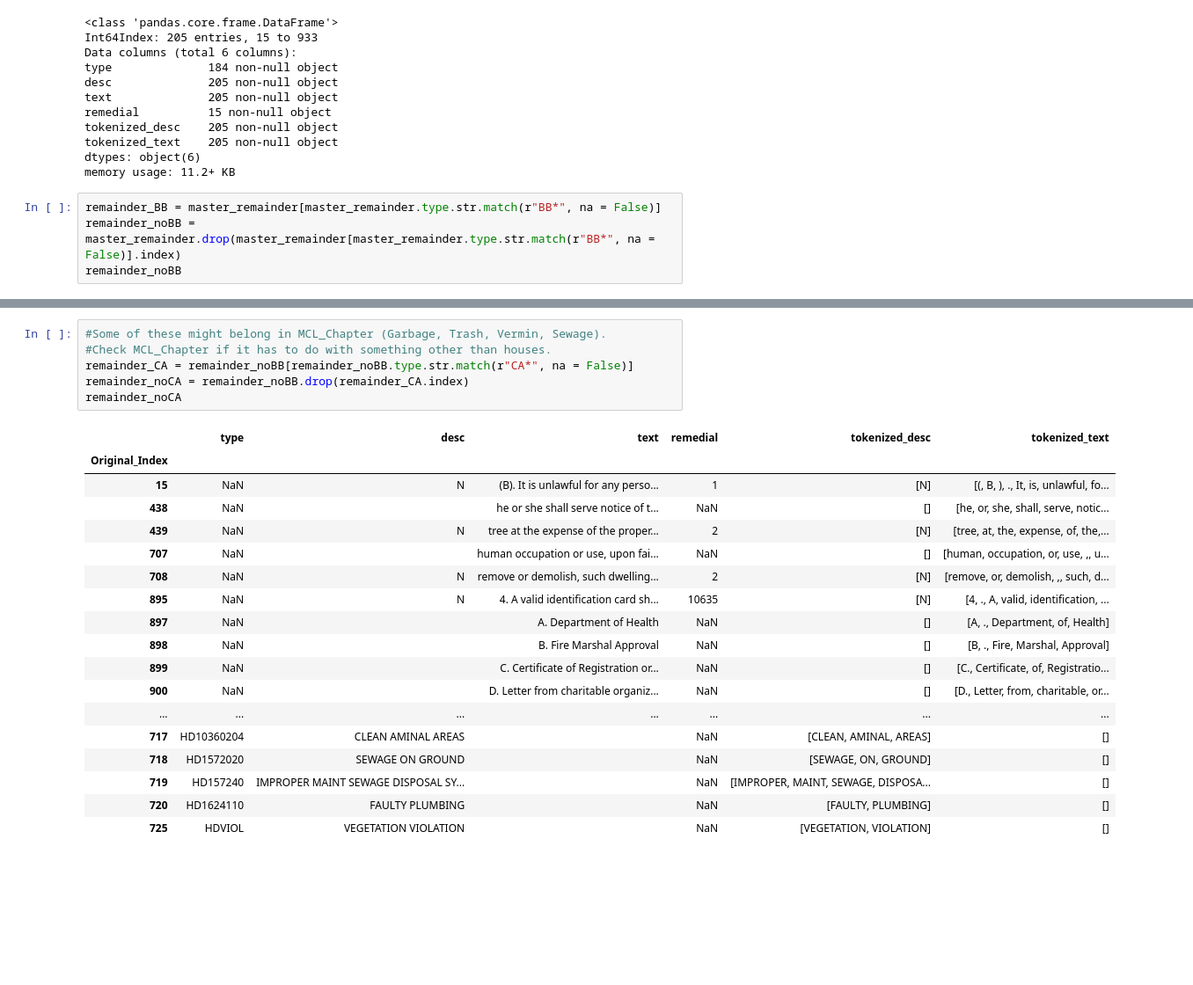
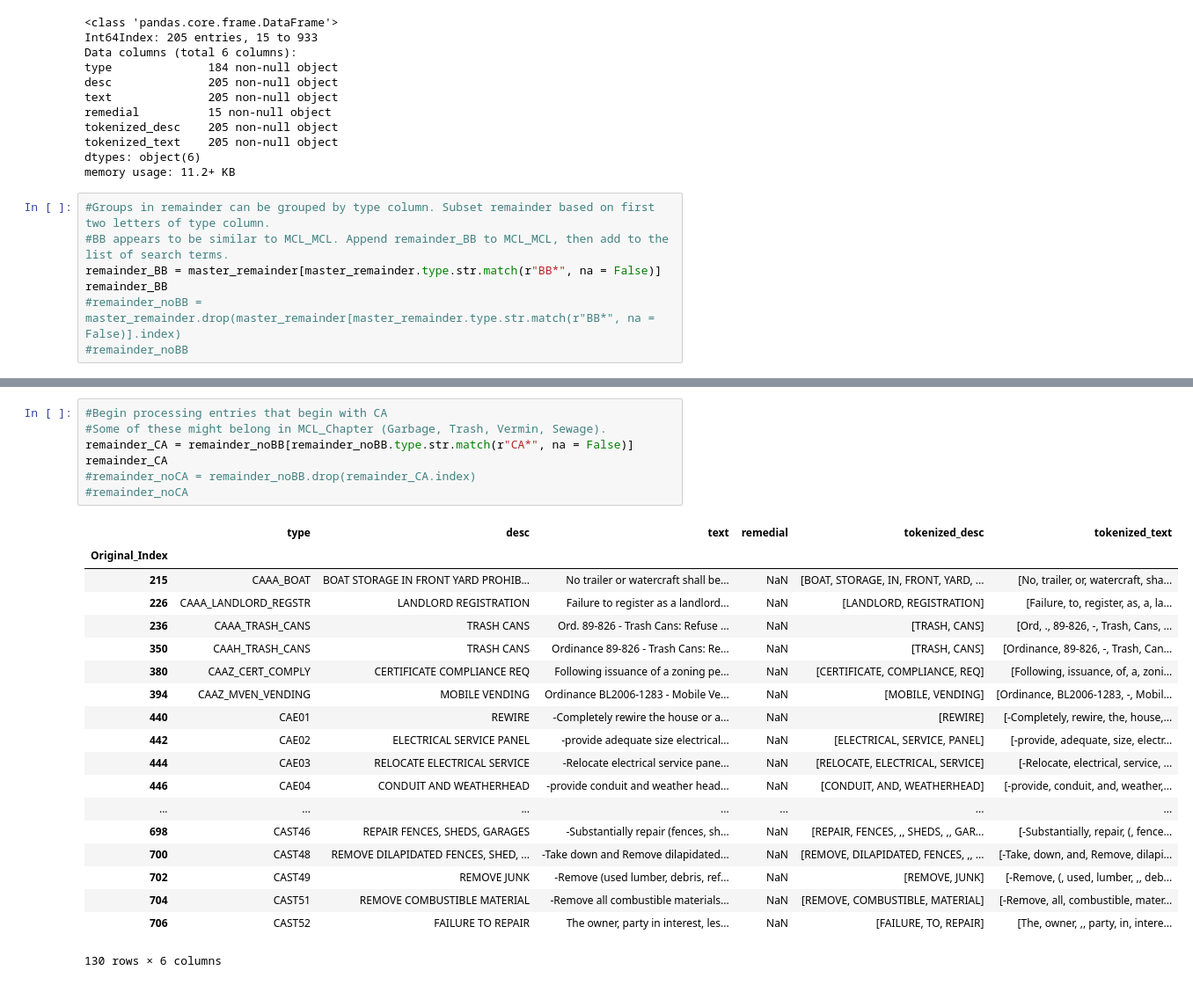
Before and after one commit to DEREJEGETU/data-question-2, a Jupyter notebook: notebooks/Mahesh.ipynb, the cells around one changed output, grey strips where cells are left out. Shown: that part at 88% size. Saved outputs shown, nothing was run; the diff lists cells and outputs as text; blank space fills up the shorter version.

```diff
--- a/notebooks/Mahesh.ipynb
+++ b/notebooks/Mahesh.ipynb
@@ -373,9 +374,12 @@ tokenized_text    205 non-null object
 dtypes: object(6)
 memory usage: 11.2+ KB
 # %%
+#Groups in remainder can be grouped by type column. Subset remainder based on first two letters of type column.
+#BB appears to be similar to MCL_MCL. Append remainder_BB to MCL_MCL, then add to the list of search terms.
 remainder_BB = master_remainder[master_remainder.type.str.match(r"BB*", na = False)]
-remainder_noBB = master_remainder.drop(master_remainder[master_remainder.type.str.match(r"BB*", na = False)].index)
-remainder_noBB
+remainder_BB
+#remainder_noBB = master_remainder.drop(master_remainder[master_remainder.type.str.match(r"BB*", na = False)].index)
+#remainder_noBB
 # %% [output]
 |  | type | desc | text | remedial | tokenized_desc | tokenized_text |
 | Original_Index |  |  |  |  |  |  |
@@ -399,25 +464,27 @@ remainder_noBB
 # %%
+#Begin processing entries that begin with CA
 #Some of these might belong in MCL_Chapter (Garbage, Trash, Vermin, Sewage).
-#Check MCL_Chapter if it has to do with something other than houses.
 remainder_CA = remainder_noBB[remainder_noBB.type.str.match(r"CA*", na = False)]
-remainder_noCA = remainder_noBB.drop(remainder_CA.index)
-remainder_noCA
+remainder_CA
+#remainder_noCA = remainder_noBB.drop(remainder_CA.index)
+#remainder_noCA
 # %% [output]
 |  | type | desc | text | remedial | tokenized_desc | tokenized_text |
 | Original_Index |  |  |  |  |  |  |
-| 15 | NaN | N | (B). It is unlawful for any perso... | 1 | [N] | [(, B, ), ., It, is, unlawful, fo... |
-| 438 | NaN |  | he or she shall serve notice of t... | NaN | [] | [he, or, she, shall, serve, notic... |
-| 439 | NaN | N | tree at the expense of the proper... | 2 | [N] | [tree, at, the, expense, of, the,... |
-| 707 | NaN |  | human occupation or use, upon fai... | NaN | [] | [human, occupation, or, use, ,, u... |
-| 708 | NaN | N | remove or demolish, such dwelling... | 2 | [N] | [remove, or, demolish, ,, such, d... |
-| 895 | NaN | N | 4. A valid identification card sh... | 10635 | [N] | [4, ., A, valid, identification, ... |
-| 897 | NaN |  | A. Department of Health | NaN | [] | [A, ., Department, of, Health] |
-| 898 | NaN |  | B. Fire Marshal Approval | NaN | [] | [B, ., Fire, Marshal, Approval] |
-| 899 | NaN |  | C. Certificate of Registration or... | NaN | [] | [C., Certificate, of, Registratio... |
-| 900 | NaN |  | D. Letter from charitable organiz... | NaN | [] | [D., Letter, from, charitable, or... |
+| 215 | CAAA_BOAT | BOAT STORAGE IN FRONT YARD PROHIB... | No trailer or watercraft shall be... | NaN | [BOAT, STORAGE, IN, FRONT, YARD, ... | [No, trailer, or, watercraft, sha... |
+| 226 | CAAA_LANDLORD_REGSTR | LANDLORD REGISTRATION | Failure to register as a landlord... | NaN | [LANDLORD, REGISTRATION] | [Failure, to, register, as, a, la... |
+| 236 | CAAA_TRASH_CANS | TRASH CANS | Ord. 89-826 - Trash Cans: Refuse ... | NaN | [TRASH, CANS] | [Ord, ., 89-826, -, Trash, Cans, ... |
+| 350 | CAAH_TRASH_CANS | TRASH CANS | Ordinance 89-826 - Trash Cans: Re... | NaN | [TRASH, CANS] | [Ordinance, 89-826, -, Trash, Can... |
+| 380 | CAAZ_CERT_COMPLY | CERTIFICATE COMPLIANCE REQ | Following issuance of a zoning pe... | NaN | [CERTIFICATE, COMPLIANCE, REQ] | [Following, issuance, of, a, zoni... |
+| 394 | CAAZ_MVEN_VENDING | MOBILE VENDING | Ordinance BL2006-1283 - Mobile Ve... | NaN | [MOBILE, VENDING] | [Ordinance, BL2006-1283, -, Mobil... |
+| 440 | CAE01 | REWIRE | -Completely rewire the house or a... | NaN | [REWIRE] | [-Completely, rewire, the, house,... |
+| 442 | CAE02 | ELECTRICAL SERVICE PANEL | -provide adequate size electrical... | NaN | [ELECTRICAL, SERVICE, PANEL] | [-provide, adequate, size, electr... |
+| 444 | CAE03 | RELOCATE ELECTRICAL SERVICE | -Relocate electrical service pane... | NaN | [RELOCATE, ELECTRICAL, SERVICE] | [-Relocate, electrical, service, ... |
+| 446 | CAE04 | CONDUIT AND WEATHERHEAD | -provide conduit and weather head... | NaN | [CONDUIT, AND, WEATHERHEAD] | [-provide, conduit, and, weather,... |
 | ... | ... | ... | ... | ... | ... | ... |
-| 717 | HD10360204 | CLEAN AMINAL AREAS |  | NaN | [CLEAN, AMINAL, AREAS] | [] |
-| 718 | HD1572020 | SEWAGE ON GROUND |  | NaN | [SEWAGE, ON, GROUND] | [] |
-| 719 | HD157240 | IMPROPER MAINT SEWAGE DISPOSAL SY... |  | NaN | [IMPROPER, MAINT, SEWAGE, DISPOSA... | [] |
-| 720 | HD1624110 | FAULTY PLUMBING |  | NaN | [FAULTY, PLUMBING] | [] |
-| 725 | HDVIOL | VEGETATION VIOLATION |  | NaN | [VEGETATION, VIOLATION] | [] |
+| 698 | CAST46 | REPAIR FENCES, SHEDS, GARAGES | -Substantially repair (fences, sh... | NaN | [REPAIR, FENCES, ,, SHEDS, ,, GAR... | [-Substantially, repair, (, fence... |
+| 700 | CAST48 | REMOVE DILAPIDATED FENCES, SHED, ... | -Take down and Remove dilapidated... | NaN | [REMOVE, DILAPIDATED, FENCES, ,, ... | [-Take, down, and, Remove, dilapi... |
+| 702 | CAST49 | REMOVE JUNK | -Remove (used lumber, debris, ref... | NaN | [REMOVE, JUNK] | [-Remove, (, used, lumber, ,, deb... |
+| 704 | CAST51 | REMOVE COMBUSTIBLE MATERIAL | -Remove all combustible materials... | NaN | [REMOVE, COMBUSTIBLE, MATERIAL] | [-Remove, all, combustible, mater... |
+| 706 | CAST52 | FAILURE TO REPAIR | The owner, party in interest, les... | NaN | [FAILURE, TO, REPAIR] | [The, owner, ,, party, in, intere... |
+130 rows × 6 columns
```
Also changed, not shown: parts of 50 cells of this notebook.
